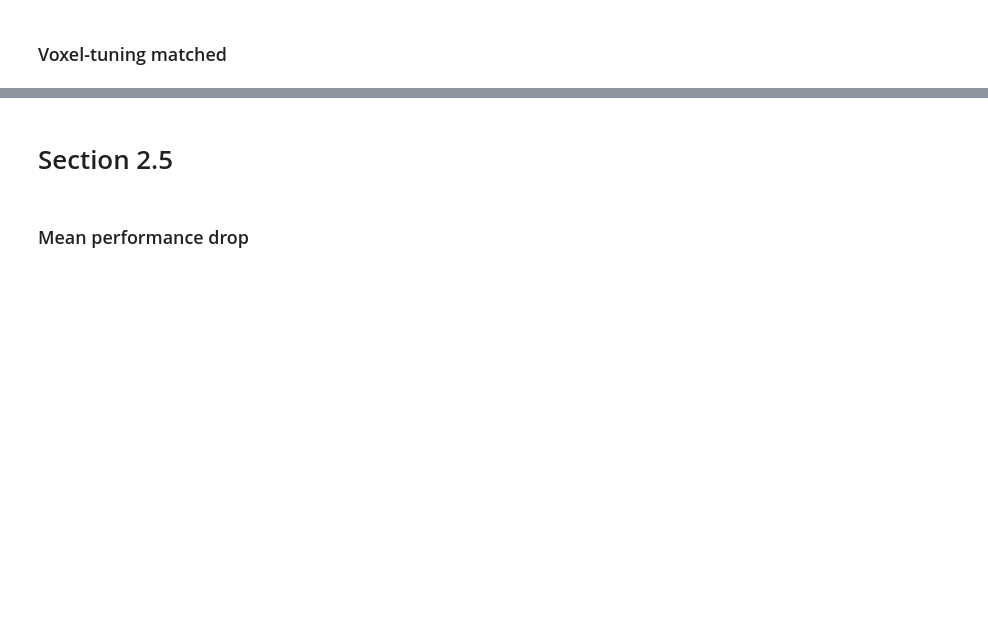
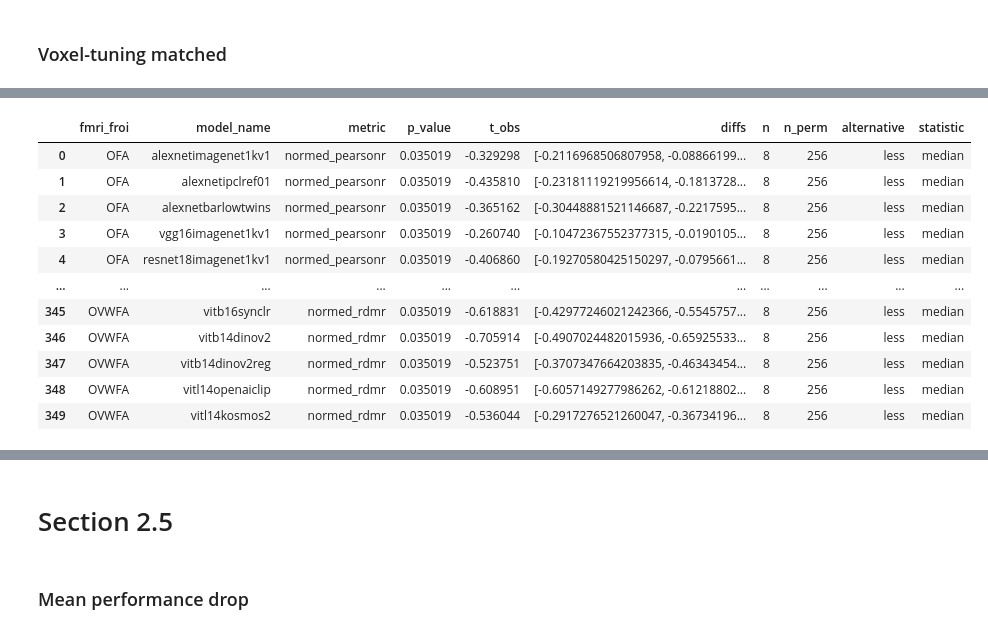
Before and after one commit to murtylab/comparing-category-selectivity, a Jupyter notebook: preprint/preprint_stats_recheck.ipynb, the cells around one changed output, grey strips where cells are left out. Drawn from its saved outputs; the diff is of its cells as text; code cells hidden in the pictures; blank space fills up the shorter version.

```diff
--- a/preprint/preprint_stats_recheck.ipynb
+++ b/preprint/preprint_stats_recheck.ipynb
@@ -917,0 +1246,9 @@ Delta Rs between model-subject and subject-subject medians:
+# %%
+tthreshold = 7
+model_localizer = 'grillspector'
+
+SUBJECTSUBJECT_CORRELATIONS_CSV_PATH = f'{RESULTS_DIR}/subjectsubject_correlations_nsd515.csv'
+MODELSUBJECT_CORRELATIONS_CSV_PATH = f'{RESULTS_DIR}/modelsubject_correlations_nsd515.csv'
+
+metrics = ['normed_pearsonr', 'normed_rdmr']
+subjects = list(range(1, 9))
@@ -917,0 +1307,60 @@ Delta Rs between model-subject and subject-subject medians:
+# %%
+mh_csv = pd.read_csv(MODELSUBJECT_CORRELATIONS_CSV_PATH)
+mh_csv = mh_csv[
+    (mh_csv['fmri_froi'].isin(all_extra_frois)) &
+    (mh_csv['fmri_tthreshold'] == tthreshold) &
+    (mh_csv['model_name'].isin(to_model_names)) &
+    (mh_csv['model_localizer'] == model_localizer) &
+    (mh_csv['model_froi'].isin(core_frois + ['VWFA'])) &
+    (mh_csv['model_tthreshold'] == tthreshold)
+]
+# %%
+froi_pairing_dict = { # fmri_froi: model_froi
+    'OFA': 'FFA',
+    'FBA': 'EBA',
+    'OPA': 'PPA',
+    'VWFA': 'VWFA',
+    'OVWFA': 'VWFA',
+}
+
+hh_lt_mh_stats_records = []
+for metric in metrics:
+    print(f'\n\nPaired sign-flip permutation test for whether model-subject {metric} is less than subject-subject {metric} (i.e., model is worse than ceiling):')
+    for froi in all_extra_frois:
+        # print(f'\nFROI: {froi}')
+        for model_name in to_model_names:
+            hh_ceilings = []
+            mh_corrs = []
+            record = {'fmri_froi': froi, 'model_name': model_name, 'metric': metric}
+            for subject in subjects:
+                hh_ceiling = hh_corrs_csv[
+                    (hh_corrs_csv['fmri_froi'] == froi) &
+                    (hh_corrs_csv['subject'] == subject)
+                ][metric].values[0]
+                hh_ceilings.append(hh_ceiling)
+                mh_corr = mh_csv[
+                    (mh_csv['model_name'] == model_name) &
+                    (mh_csv['fmri_froi'] == froi) &
+                    (mh_csv['model_froi'] == froi_pairing_dict[froi]) &
+                    (mh_csv['subject'] == subject)
+                ][metric].values[0]
+                mh_corrs.append(mh_corr)
+            test_result = signflip_perm_test_against_ceiling(
+                ceiling=hh_ceilings,
+                model=mh_corrs,
+                alternative='less',  # test model < ceiling
+                statistic='median',
+                exact=True, # N=8 -> exact 256 perms
+                n_permutations=100_000,
+                seed=0,
+                add_one_correction=True,
+            )
+            record.update(test_result)
+            # print(f'FROI: {froi}, model: {model_name}, metric: {metric}, p-value: {test_result["p_value"]}, median difference: {test_result["t_obs"]}, median subject-subject: {np.median(hh_ceilings)}, median model-subject: {np.median(mh_corrs)}')
+            hh_lt_mh_stats_records.append(record)
+hh_lt_mh_stats_df = pd.DataFrame(hh_lt_mh_stats_records)
+print('Paired sign-flip permutation test results for whether model-subject correlations are less than subject-subject ceilings:')
+display(hh_lt_mh_stats_df)
+print('Number of models that are significantly worse than ceiling (p<0.05):')
+print(f"{hh_lt_mh_stats_df[hh_lt_mh_stats_df['p_value'] < 0.05].shape[0]} out of {hh_lt_mh_stats_df.shape[0]} tests")
+# %% [output]
@@ -917,0 +1372,12 @@ Delta Rs between model-subject and subject-subject medians:
+|  | fmri_froi | model_name | metric | p_value | t_obs | diffs | n | n_perm | alternative | statistic |
+| 0 | OFA | alexnetimagenet1kv1 | normed_pearsonr | 0.035019 | -0.329298 | [-0.2116968506807958, -0.08866199... | 8 | 256 | less | median |
+| 1 | OFA | alexnetipclref01 | normed_pearsonr | 0.035019 | -0.435810 | [-0.23181119219956614, -0.1813728... | 8 | 256 | less | median |
+| 2 | OFA | alexnetbarlowtwins | normed_pearsonr | 0.035019 | -0.365162 | [-0.30448881521146687, -0.2217595... | 8 | 256 | less | median |
+| 3 | OFA | vgg16imagenet1kv1 | normed_pearsonr | 0.035019 | -0.260740 | [-0.10472367552377315, -0.0190105... | 8 | 256 | less | median |
+| 4 | OFA | resnet18imagenet1kv1 | normed_pearsonr | 0.035019 | -0.406860 | [-0.19270580425150297, -0.0795661... | 8 | 256 | less | median |
+| ... | ... | ... | ... | ... | ... | ... | ... | ... | ... | ... |
+| 345 | OVWFA | vitb16synclr | normed_rdmr | 0.035019 | -0.618831 | [-0.42977246021242366, -0.5545757... | 8 | 256 | less | median |
+| 346 | OVWFA | vitb14dinov2 | normed_rdmr | 0.035019 | -0.705914 | [-0.4907024482015936, -0.65925533... | 8 | 256 | less | median |
+| 347 | OVWFA | vitb14dinov2reg | normed_rdmr | 0.035019 | -0.523751 | [-0.3707347664203835, -0.46343454... | 8 | 256 | less | median |
+| 348 | OVWFA | vitl14openaiclip | normed_rdmr | 0.035019 | -0.608951 | [-0.6057149277986262, -0.61218802... | 8 | 256 | less | median |
+| 349 | OVWFA | vitl14kosmos2 | normed_rdmr | 0.035019 | -0.536044 | [-0.2917276521260047, -0.36734196... | 8 | 256 | less | median |
```
Also changed, not shown: parts of 31 cells of this notebook.
